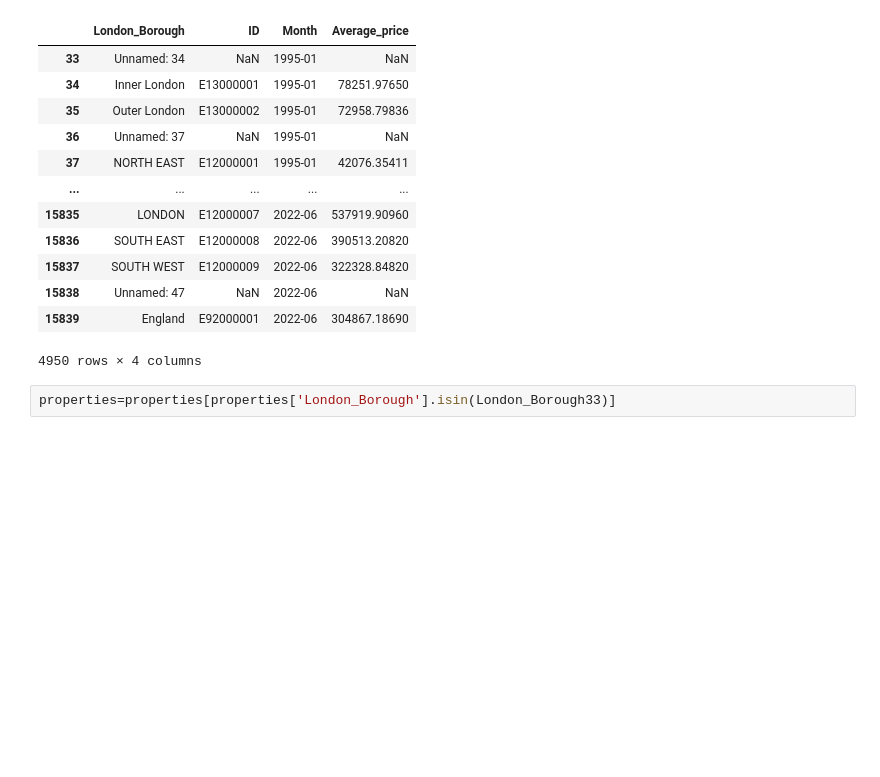
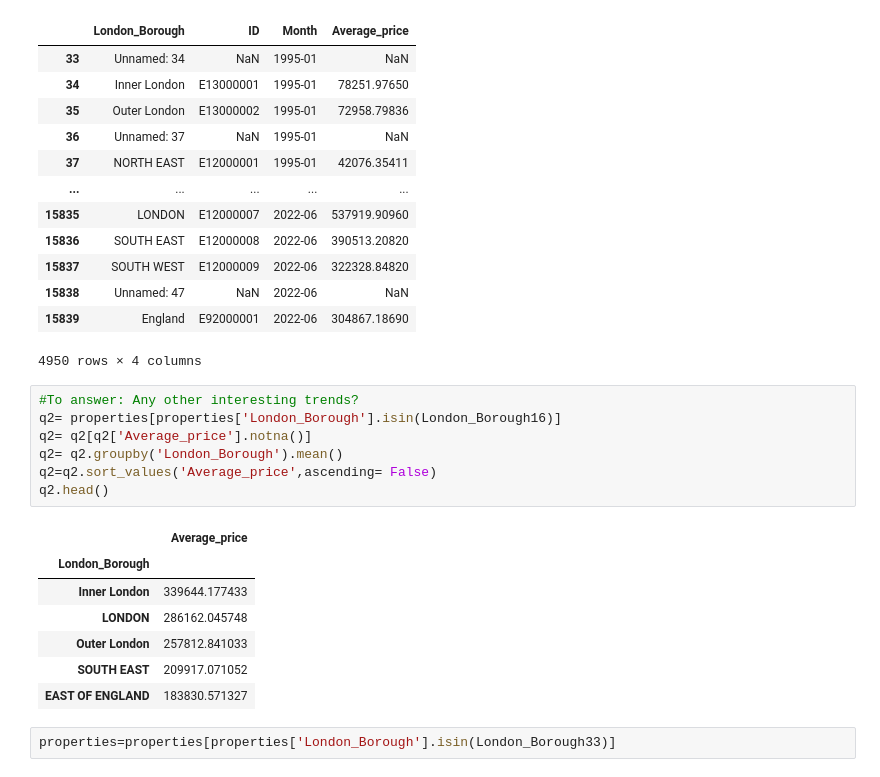
Before and after one commit to isXiaoyuHu/springboard, a Jupyter notebook: Unit4ChallengeTier3.ipynb, the cells around one changed output. Saved outputs shown, nothing was run; the diff lists cells and outputs as text; blank space fills up the shorter version.

```diff
--- a/Unit4ChallengeTier3.ipynb
+++ b/Unit4ChallengeTier3.ipynb
@@ -316,6 +316,21 @@ properties[properties['London_Borough'].isin(London_Borough16)]
 | 15838 | Unnamed: 47 | NaN | 2022-06 | NaN |
 | 15839 | England | E92000001 | 2022-06 | 304867.18690 |
 4950 rows × 4 columns
+# %%
+#To answer: Any other interesting trends?
+q2= properties[properties['London_Borough'].isin(London_Borough16)]
+q2= q2[q2['Average_price'].notna()]
+q2= q2.groupby('London_Borough').mean()
+q2=q2.sort_values('Average_price',ascending= False)
+q2.head()
+# %% [output]
+|  | Average_price |
+| London_Borough |  |
+| Inner London | 339644.177433 |
+| LONDON | 286162.045748 |
+| Outer London | 257812.841033 |
+| SOUTH EAST | 209917.071052 |
+| EAST OF ENGLAND | 183830.571327 |
 # %%
 properties=properties[properties['London_Borough'].isin(London_Borough33)]
 # %%
```
Also changed, not shown: parts of 2 cells of this notebook.
